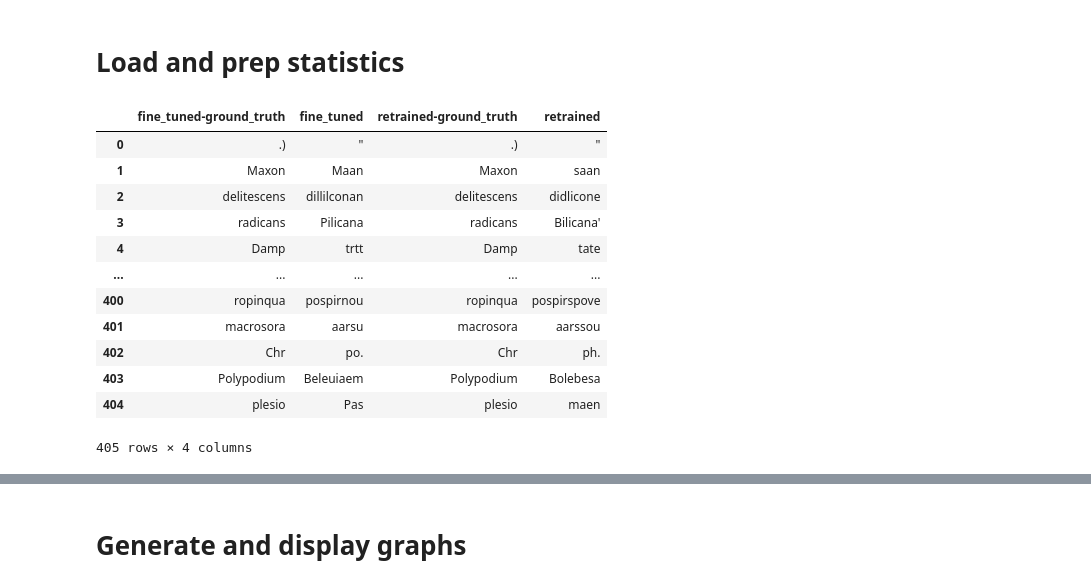
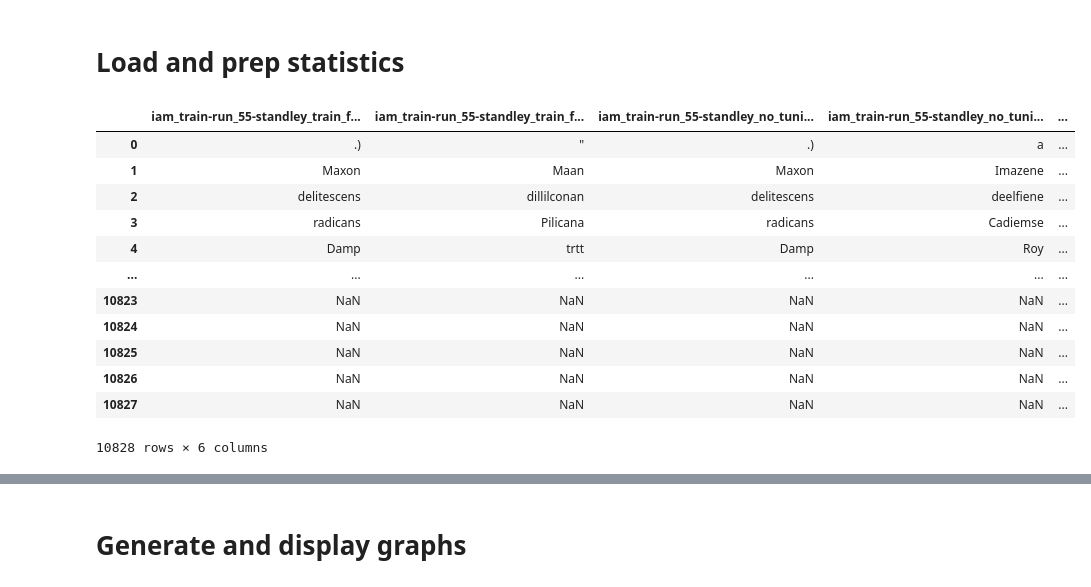
Before and after one commit to emcdona1/crnn_models_single_gpu, a Jupyter notebook: test_set_predictions/visualize_predictions.ipynb, the cells around one changed output, grey strips where cells are left out. Saved outputs shown, nothing was run; the diff lists cells and outputs as text; code cells hidden in the pictures.

```diff
--- a/test_set_predictions/visualize_predictions.ipynb
+++ b/test_set_predictions/visualize_predictions.ipynb
@@ -40,35 +40,35 @@ Requirement already satisfied: typing-extensions>=3.6.4 in /opt/conda/lib/python
 # %%
 filenames = list(Path('predictions').glob('*.csv'))
 
 results = pd.DataFrame()
 
 models = list()
 
 for idx, filename in enumerate(filenames):
     new_results = pd.read_csv(filename)
-    model_label = Path(filename).stem.split('-')[0]
+    model_label = Path(filename).stem  #.split('-')[0]
     ground_truth_label = f'{model_label}-ground_truth'
     new_results = new_results.rename(columns={'label': ground_truth_label,
                             'prediction': model_label})
     del new_results['Unnamed: 0']
     models.append((ground_truth_label, model_label))
     new_results[ground_truth_label] = new_results.apply(lambda r: str(r[ground_truth_label]), axis=1)
     new_results[model_label] = new_results.apply(lambda r: str(r[model_label]), axis=1)
     results = pd.concat([results, new_results], axis = 1)
 
 results
 # %% [output]
-|  | fine_tuned-ground_truth | fine_tuned | retrained-ground_truth | retrained |
-| 0 | .) | " | .) | " |
-| 1 | Maxon | Maan | Maxon | saan |
-| 2 | delitescens | dillilconan | delitescens | didlicone |
-| 3 | radicans | Pilicana | radicans | Bilicana' |
-| 4 | Damp | trtt | Damp | tate |
-| ... | ... | ... | ... | ... |
-| 400 | ropinqua | pospirnou | ropinqua | pospirspove |
-| 401 | macrosora | aarsu | macrosora | aarssou |
-| 402 | Chr | po. | Chr | ph. |
-| 403 | Polypodium | Beleuiaem | Polypodium | Bolebesa |
-| 404 | plesio | Pas | plesio | maen |
+|  | iam_train-run_55-standley_train_f... | iam_train-run_55-standley_train_f... | iam_train-run_55-standley_no_tuni... | iam_train-run_55-standley_no_tuni... | ... |
+| 0 | .) | " | .) | a | ... |
+| 1 | Maxon | Maan | Maxon | Imazene | ... |
+| 2 | delitescens | dillilconan | delitescens | deelfiene | ... |
+| 3 | radicans | Pilicana | radicans | Cadiemse | ... |
+| 4 | Damp | trtt | Damp | Roy | ... |
+| ... | ... | ... | ... | ... | ... |
+| 10823 | NaN | NaN | NaN | NaN | ... |
+| 10824 | NaN | NaN | NaN | NaN | ... |
+| 10825 | NaN | NaN | NaN | NaN | ... |
+| 10826 | NaN | NaN | NaN | NaN | ... |
+| 10827 | NaN | NaN | NaN | NaN | ... |
-405 rows × 4 columns
+10828 rows × 6 columns
 # %%
```
Also changed, not shown: parts of 5 cells of this notebook, 1 other file.
